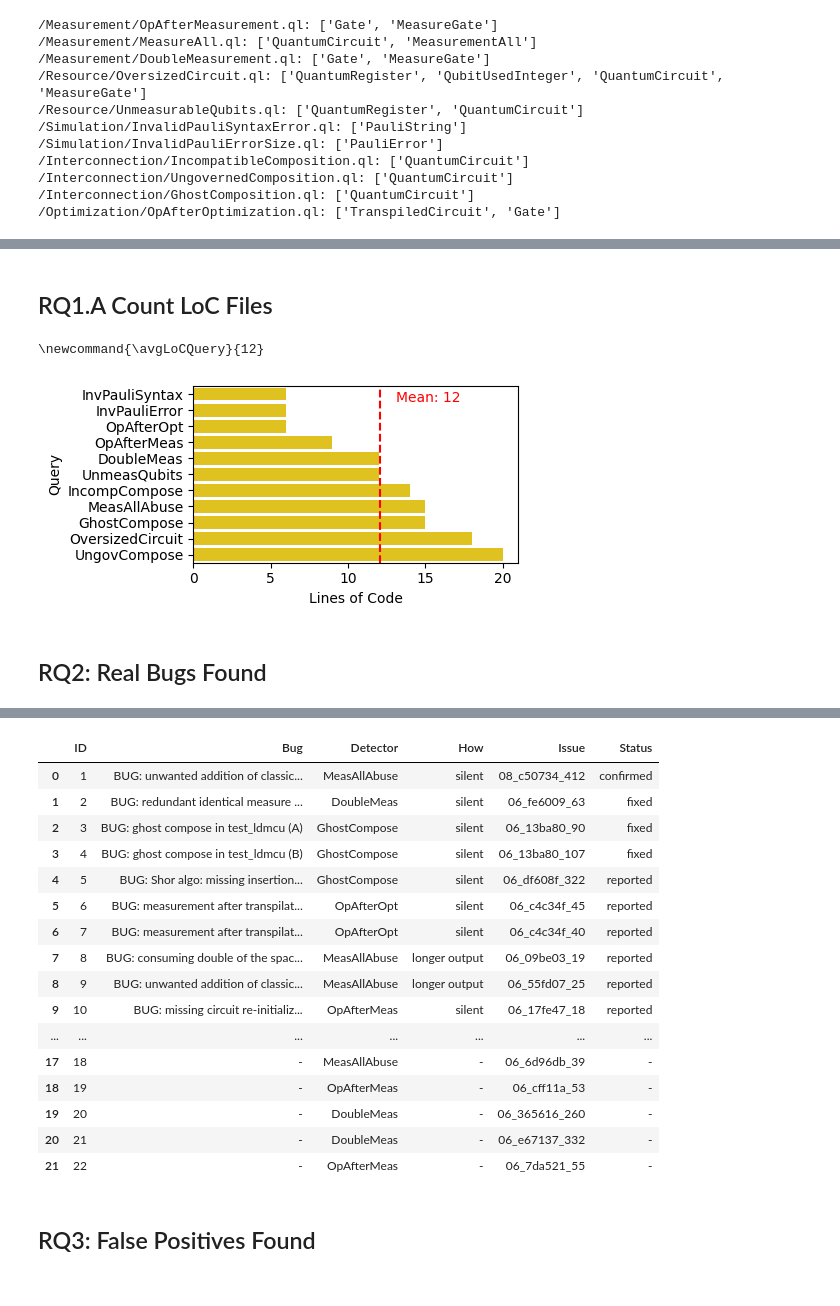
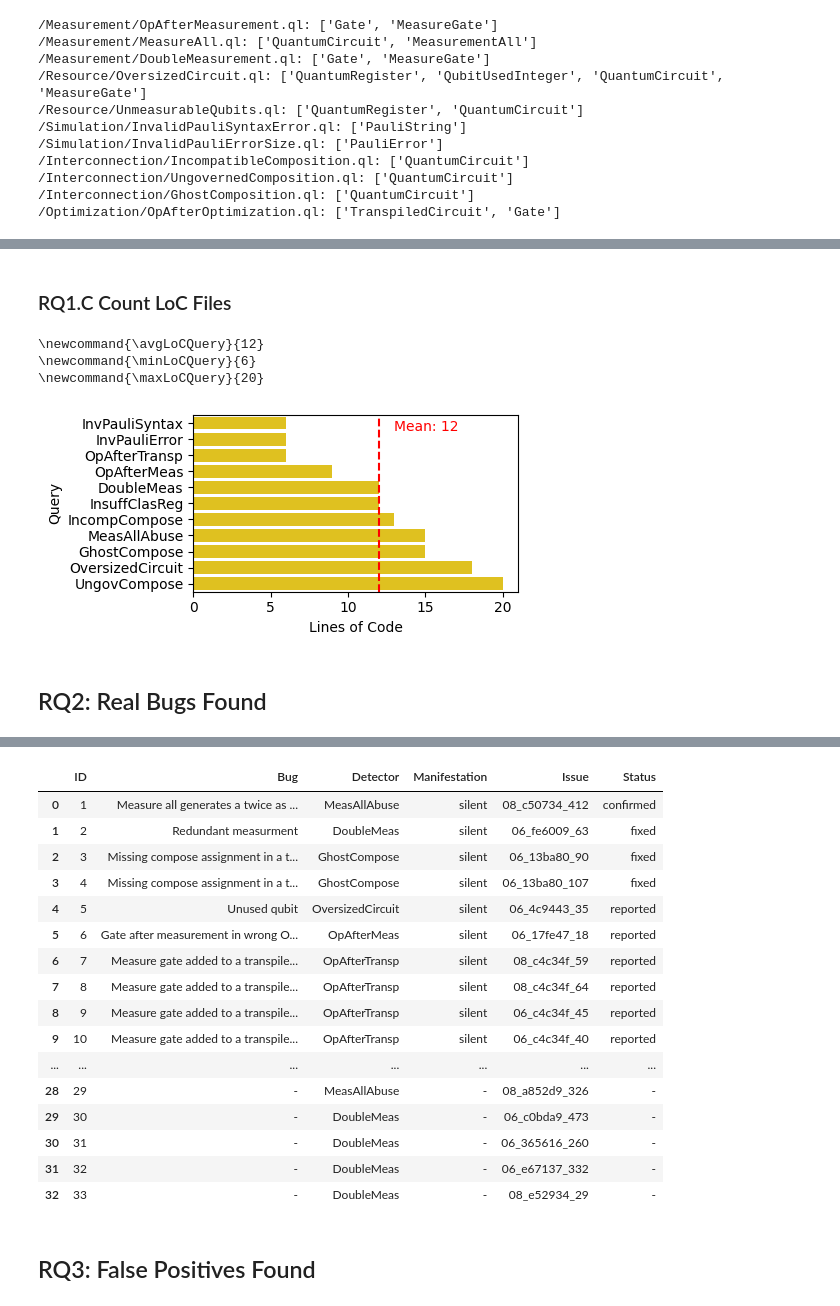
Before and after one commit to sola-st/LintQ, a Jupyter notebook: notebooks/08_Dataset_Stats.ipynb, the cells around one changed output, grey strips where cells are left out. Cells and saved outputs as stored; diff of their text form; code cells hidden in the pictures.

```diff
--- a/notebooks/08_Dataset_Stats.ipynb
+++ b/notebooks/08_Dataset_Stats.ipynb
@@ -12,6 +12,8 @@ import re
 # %%
 # dataset
 DIR_DATASET_QISKIT = '../data/datasets/exp_v08'
+LOG_FILE_QUERIES = '../data/analysis_results/exp_v08/codeql_2023-03-20_19-13-27/log.txt'
+LOG_FILE_DB_CREATION = '../data/datasets/exp_v08/log_codeql.txt'
 
 # output
 PAPER_DIR = '../data/paper_images'
@@ -22,8 +24,12 @@ ABSTRACTION_FOLDER = '../qlint/codeql/lib/qiskit'
 
 # warning & manual inspection
 PATH_WARNINGS_SARIF = '../data/analysis_results/exp_v08/codeql_2023-03-20_19-13-27/data.sarif'
-PATH_MANUAL_INSPECTION_CSV = '../data/annotations/manual_inspection/warnings_until_23_03_22.csv'
+PATH_MANUAL_INSPECTION_CSV = '../data/annotations/manual_inspection/warnings_until_23_03_26.csv'
 PATH_METADATA_DATASET = '../data/datasets/exp_v08/df_summary.csv'
+PATH_WARNINGS_CSV_NEW = PATH_WARNINGS_SARIF.replace(".sarif", ".csv")
+
+# competitor
+PATH_QSMELL_RESULTS = "../data/datasets/exp_v08/qsmell"
 
 # BLACKLIST OF DATA WHICH REFER TO OBSOLETE INSPECTIONS/ IMPLEMENTATIONS
 BLACKLIST_EXPERIMENTS = ['exp_v00']
@@ -31,7 +37,7 @@ BLACKLISTED_QUERIES = ['/Vulnerability/TokenLeakage.ql']
 BLACKLISTED_RULES = ['ql-token-leakage']
 BLACKLISTED_ABSTRACTION = ['/SensitiveAPI.qll']
 
-# NAME MAPPING
+# NAME MAPPING: for uniformity of names
 NAME_MAPPING = {
     'ql-ghost-composition': 'GhostCompose',
     'GhostComposition.ql': 'GhostCompose',
@@ -42,8 +48,8 @@ NAME_MAPPING = {
     'ql-operation-after-measurement': 'OpAfterMeas',
     'OpAfterMeasurement.ql': 'OpAfterMeas',
 
-    'ql-op-after-optimization': 'OpAfterOpt',
-    'OpAfterOptimization.ql': 'OpAfterOpt',
+    'ql-op-after-optimization': 'OpAfterTransp',
+    'OpAfterOptimization.ql': 'OpAfterTransp',
 
     'ql-oversized-circuit': 'OversizedCircuit',
     'OversizedCircuit.ql': 'OversizedCircuit',
@@ -51,8 +57,8 @@ NAME_MAPPING = {
     'ql-double-measurement': 'DoubleMeas',
     'DoubleMeasurement.ql': 'DoubleMeas',
 
-    'ql-unmeasurable-qubits': 'UnmeasQubits',
-    'UnmeasurableQubits.ql': 'UnmeasQubits',
+    'ql-unmeasurable-qubits': 'InsuffClasReg',
+    'UnmeasurableQubits.ql': 'InsuffClasReg',
 
     'ql-ungoverned-composition': 'UngovCompose',
     'UngovernedComposition.ql': 'UngovCompose',
@@ -61,12 +67,15 @@ NAME_MAPPING = {
     'IncompatibleComposition.ql': 'IncompCompose',
 
     'InvalidPauliErrorSize.ql': 'InvPauliError',
+    'ql-invalid-pauli-size-error': 'InvPauliError',
 
     'InvalidPauliSyntaxError.ql': 'InvPauliSyntax',
+    'ql-invalid-pauli-string': 'InvPauliSyntax',
 
     'qsmell-nc': 'QSmellNC',
     'qsmell-lpq': 'QSmellLPQ',
 }
+
 
 RULE_NAME_MAPPING = {
     k: v for k, v in NAME_MAPPING.items()
@@ -362,7 +404,7 @@ print("\\newcommand{\\avgQueriesSupportedPerAbstraction}{" + f"{avg_use_relation
 color_themes = {
     "pauli": "#dc267f",
     "compos": "#785ef0",
-    "unmeas": "#fe6100",
+    "insuf": "#fe6100",
     "oversize": "#fe6100",
     "[^u]?meas": "#ffb001",
 }
@@ -537,5 +446,5 @@ fig.savefig(
 # %% [markdown]
-## RQ1.A Count LoC Files
+### RQ1.C Count LoC Files
 # %%
 SHOW_QUERIES_DEBUG = False
 
@@ -598,9 +507,15 @@ fig.savefig(
     os.path.join(PAPER_DIR, 'loc_queries.pdf')
 )
 print("\\newcommand{\\avgLoCQuery}{" + f"{mean_value:.0f}" + "}")
+min_value = df_loc_queries['loc'].min()
+print("\\newcommand{\\minLoCQuery}{" + f"{min_value:.0f}" + "}")
+max_value = df_loc_queries['loc'].max()
+print("\\newcommand{\\maxLoCQuery}{" + f"{max_value:.0f}" + "}")
 # %% [output]
 \newcommand{\avgLoCQuery}{12}
+\newcommand{\minLoCQuery}{6}
+\newcommand{\maxLoCQuery}{20}
-[figure, old version]
+[figure, new version]
 # %% [markdown]
 ## RQ2: Real Bugs Found
 # %%
@@ -610,7 +525,7 @@ import string
 
 df_bugs = pd.read_csv(PATH_MANUAL_INSPECTION_CSV)
 df_bugs = df_bugs.sort_values(by=[
-    "status", "known_before"
+    "status", "detector_rule"
 ], ascending=[True, False])
 df_bugs = df_bugs.reset_index(drop=True)
 df_bugs = df_bugs.reset_index(drop=False)
@@ -680,6 +595,8 @@ df_table = df_table[relevant_columns].rename(columns=col_renaming)
 df_table["ID"] = df_table["ID"].apply(lambda e: int(e) + 1)
 # cut the column with detector
 df_table["Detector"] = df_table["Detector"].map(RULE_NAME_MAPPING)
+# sort by Detector
+
 
 print("% RQ2")
 for i, row in df_table.iterrows():
@@ -718,22 +635,22 @@ df_table
 \bottomrule
 \end{tabular}
-|  | ID | Bug | Detector | How | Issue | Status |
-| 0 | 1 | BUG: unwanted addition of classic... | MeasAllAbuse | silent | 08_c50734_412 | confirmed |
-| 1 | 2 | BUG: redundant identical measure ... | DoubleMeas | silent | 06_fe6009_63 | fixed |
-| 2 | 3 | BUG: ghost compose in test_ldmcu (A) | GhostCompose | silent | 06_13ba80_90 | fixed |
-| 3 | 4 | BUG: ghost compose in test_ldmcu (B) | GhostCompose | silent | 06_13ba80_107 | fixed |
-| 4 | 5 | BUG: Shor algo: missing insertion... | GhostCompose | silent | 06_df608f_322 | reported |
-| 5 | 6 | BUG: measurement after transpilat... | OpAfterOpt | silent | 06_c4c34f_45 | reported |
-| 6 | 7 | BUG: measurement after transpilat... | OpAfterOpt | silent | 06_c4c34f_40 | reported |
-| 7 | 8 | BUG: consuming double of the spac... | MeasAllAbuse | longer output | 06_09be03_19 | reported |
-| 8 | 9 | BUG: unwanted addition of classic... | MeasAllAbuse | longer output | 06_55fd07_25 | reported |
-| 9 | 10 | BUG: missing circuit re-initializ... | OpAfterMeas | silent | 06_17fe47_18 | reported |
+|  | ID | Bug | Detector | Manifestation | Issue | Status |
+| 0 | 1 | Measure all generates a twice as ... | MeasAllAbuse | silent | 08_c50734_412 | confirmed |
+| 1 | 2 | Redundant measurment | DoubleMeas | silent | 06_fe6009_63 | fixed |
+| 2 | 3 | Missing compose assignment in a t... | GhostCompose | silent | 06_13ba80_90 | fixed |
+| 3 | 4 | Missing compose assignment in a t... | GhostCompose | silent | 06_13ba80_107 | fixed |
+| 4 | 5 | Unused qubit | OversizedCircuit | silent | 06_4c9443_35 | reported |
+| 5 | 6 | Gate after measurement in wrong O... | OpAfterMeas | silent | 06_17fe47_18 | reported |
+| 6 | 7 | Measure gate added to a transpile... | OpAfterTransp | silent | 08_c4c34f_59 | reported |
+| 7 | 8 | Measure gate added to a transpile... | OpAfterTransp | silent | 08_c4c34f_64 | reported |
+| 8 | 9 | Measure gate added to a transpile... | OpAfterTransp | silent | 06_c4c34f_45 | reported |
+| 9 | 10 | Measure gate added to a transpile... | OpAfterTransp | silent | 06_c4c34f_40 | reported |
 | ... | ... | ... | ... | ... | ... | ... |
-| 17 | 18 | - | MeasAllAbuse | - | 06_6d96db_39 | - |
-| 18 | 19 | - | OpAfterMeas | - | 06_cff11a_53 | - |
-| 19 | 20 | - | DoubleMeas | - | 06_365616_260 | - |
-| 20 | 21 | - | DoubleMeas | - | 06_e67137_332 | - |
-| 21 | 22 | - | OpAfterMeas | - | 06_7da521_55 | - |
+| 28 | 29 | - | MeasAllAbuse | - | 08_a852d9_326 | - |
+| 29 | 30 | - | DoubleMeas | - | 06_c0bda9_473 | - |
+| 30 | 31 | - | DoubleMeas | - | 06_365616_260 | - |
+| 31 | 32 | - | DoubleMeas | - | 06_e67137_332 | - |
+| 32 | 33 | - | DoubleMeas | - | 08_e52934_29 | - |
 # %% [markdown]
 ## RQ3: False Positives Found
 # %% [markdown]
```
Also changed, not shown: parts of 31 cells of this notebook, 12 other files.
